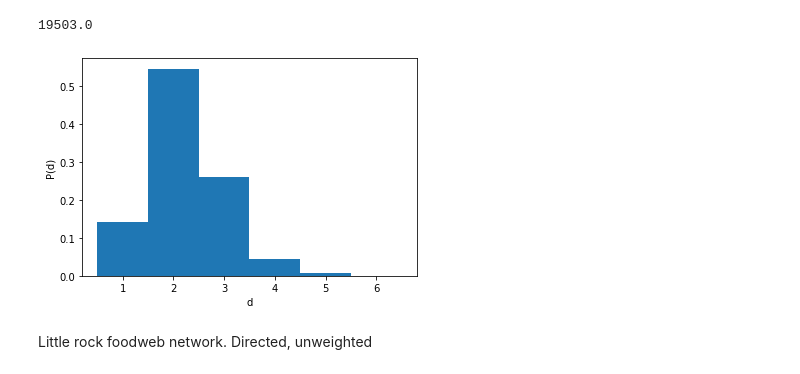
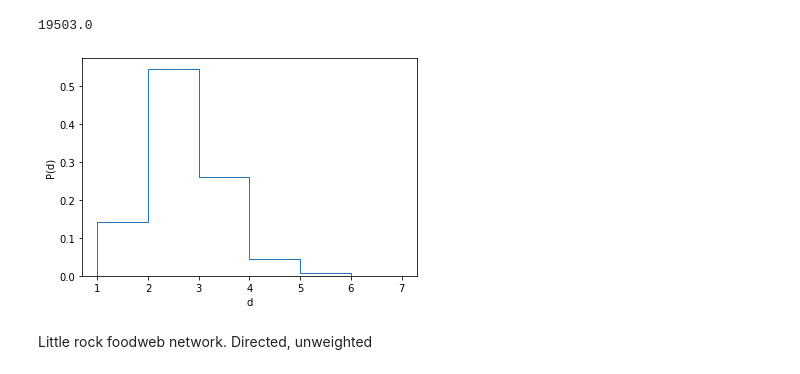
Before and after one commit to SaskaAloric/IntroCompleNeT2023, a Jupyter notebook: Notebooks/CNT_lession5.ipynb, the cells around one changed output. Saved outputs shown, nothing was run; the diff lists cells and outputs as text; code cells hidden in the pictures.

```diff
--- a/Notebooks/CNT_lession5.ipynb
+++ b/Notebooks/CNT_lession5.ipynb
@@ -166,9 +167,9 @@ Average shortest path length in network G
 $\langle l \rangle=\frac{1}{N(N-1)}\sum_{i,j}d_{ij}$
 # %%
 sum=0
-for v in l.keys():
-    for u in l[v].keys():
-        sum=sum+len(l[v][u])-1
+for v in d.keys():
+    for u in d[v].keys():
+        sum=sum+d[v][u]
 lavr=(1.0*sum)/(1.0*G.number_of_nodes()*(G.number_of_nodes()-1))
 lavr
 # %% [output]
@@ -329,7 +338,7 @@ Index(['# index', ' name', ' _pos'], dtype='object')
 # %%
 nodesJZ.columns=nodesJZ.columns.str.strip()
 # %%
-edgesJZ=pd.read_csv("./data/jazz_network/edges.csv")
+edgesJZ=pd.read_csv("../data/jazz_network/edges.csv")
 # %%
 edgesJZ.head()
 # %% [output]
@@ -423,12 +441,12 @@ count
 # %% [output]
 19503.0
 # %%
-plt.hist(dJZ, bins=[1,2,3,4,5,6,7], density=True, histtype='bar',align='left')
+plt.hist(dJZ, bins=[1,2,3,4,5,6,7], density=True, histtype='step',align='mid')
 plt.xlabel("d")
 plt.ylabel("P(d)")
 plt.show()
 # %% [output]
-[figure, old version]
+[figure, new version]
 # %% [markdown]
 Little rock foodweb network. Directed, unweighted
 # %%
```
Also changed, not shown: parts of 29 cells of this notebook, 1 other file.
